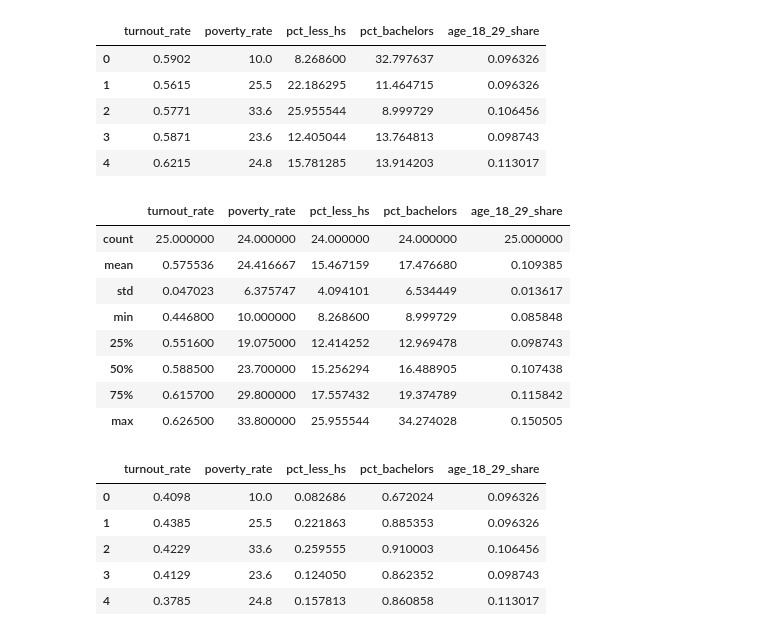
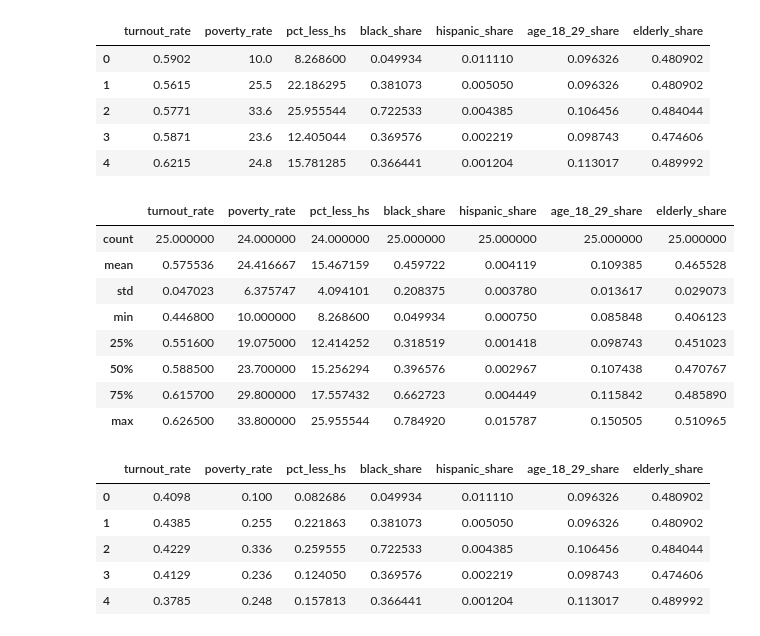
Before and after one commit to lacarabela/GC-CPRI, a Jupyter notebook: notebooks/02_pca_analysis.ipynb, the cells around one changed output. Saved outputs shown, nothing was run; the diff lists cells and outputs as text; code cells hidden in the pictures.

```diff
--- a/notebooks/02_pca_analysis.ipynb
+++ b/notebooks/02_pca_analysis.ipynb
@@ -35,54 +35,58 @@ df.head()
 # %%
 candidate_features = [
+    # core
     "turnout_rate",
     "poverty_rate",
     "pct_less_hs",
-    "pct_bachelors",
-    "age_18_29_share"
+
+    # demographic vulnerability
+    "black_share",
+    "hispanic_share",
+    "age_18_29_share",
+    "elderly_share"
 ]
 
 pca_df = df[candidate_features].copy()
 pca_df.head()
 # %% [output]
-|  | turnout_rate | poverty_rate | pct_less_hs | pct_bachelors | age_18_29_share |
-| 0 | 0.5902 | 10.0 | 8.268600 | 32.797637 | 0.096326 |
-| 1 | 0.5615 | 25.5 | 22.186295 | 11.464715 | 0.096326 |
-| 2 | 0.5771 | 33.6 | 25.955544 | 8.999729 | 0.106456 |
-| 3 | 0.5871 | 23.6 | 12.405044 | 13.764813 | 0.098743 |
-| 4 | 0.6215 | 24.8 | 15.781285 | 13.914203 | 0.113017 |
+|  | turnout_rate | poverty_rate | pct_less_hs | black_share | hispanic_share | age_18_29_share | elderly_share |
+| 0 | 0.5902 | 10.0 | 8.268600 | 0.049934 | 0.011110 | 0.096326 | 0.480902 |
+| 1 | 0.5615 | 25.5 | 22.186295 | 0.381073 | 0.005050 | 0.096326 | 0.480902 |
+| 2 | 0.5771 | 33.6 | 25.955544 | 0.722533 | 0.004385 | 0.106456 | 0.484044 |
+| 3 | 0.5871 | 23.6 | 12.405044 | 0.369576 | 0.002219 | 0.098743 | 0.474606 |
+| 4 | 0.6215 | 24.8 | 15.781285 | 0.366441 | 0.001204 | 0.113017 | 0.489992 |
 # %%
 pca_df.describe()
 # %% [output]
-|  | turnout_rate | poverty_rate | pct_less_hs | pct_bachelors | age_18_29_share |
-| count | 25.000000 | 24.000000 | 24.000000 | 24.000000 | 25.000000 |
-| mean | 0.575536 | 24.416667 | 15.467159 | 17.476680 | 0.109385 |
-| std | 0.047023 | 6.375747 | 4.094101 | 6.534449 | 0.013617 |
-| min | 0.446800 | 10.000000 | 8.268600 | 8.999729 | 0.085848 |
-| 25% | 0.551600 | 19.075000 | 12.414252 | 12.969478 | 0.098743 |
-| 50% | 0.588500 | 23.700000 | 15.256294 | 16.488905 | 0.107438 |
-| 75% | 0.615700 | 29.800000 | 17.557432 | 19.374789 | 0.115842 |
-| max | 0.626500 | 33.800000 | 25.955544 | 34.274028 | 0.150505 |
+|  | turnout_rate | poverty_rate | pct_less_hs | black_share | hispanic_share | age_18_29_share | elderly_share |
+| count | 25.000000 | 24.000000 | 24.000000 | 25.000000 | 25.000000 | 25.000000 | 25.000000 |
+| mean | 0.575536 | 24.416667 | 15.467159 | 0.459722 | 0.004119 | 0.109385 | 0.465528 |
+| std | 0.047023 | 6.375747 | 4.094101 | 0.208375 | 0.003780 | 0.013617 | 0.029073 |
+| min | 0.446800 | 10.000000 | 8.268600 | 0.049934 | 0.000750 | 0.085848 | 0.406123 |
+| 25% | 0.551600 | 19.075000 | 12.414252 | 0.318519 | 0.001418 | 0.098743 | 0.451023 |
+| 50% | 0.588500 | 23.700000 | 15.256294 | 0.396576 | 0.002967 | 0.107438 | 0.470767 |
+| 75% | 0.615700 | 29.800000 | 17.557432 | 0.662723 | 0.004449 | 0.115842 | 0.485890 |
+| max | 0.626500 | 33.800000 | 25.955544 | 0.784920 | 0.015787 | 0.150505 | 0.510965 |
 # %%
-# Lower turnout = higher risk
+# turnout: lower turnout = higher risk
 pca_df["turnout_rate"] = 1 - pca_df["turnout_rate"]
 
-# Higher bachelor's attainment = lower risk
-if pca_df["pct_bachelors"].max() > 1:
-    pca_df["pct_bachelors"] = pca_df["pct_bachelors"] / 100
-pca_df["pct_bachelors"] = 1 - pca_df["pct_bachelors"]
-
-# Less than high school should point toward higher risk
+# education
 if pca_df["pct_less_hs"].max() > 1:
     pca_df["pct_less_hs"] = pca_df["pct_less_hs"] / 100
 
+# poverty
+if pca_df["poverty_rate"].max() > 1:
+    pca_df["poverty_rate"] = pca_df["poverty_rate"] / 100
+
 pca_df.head()
 # %% [output]
-|  | turnout_rate | poverty_rate | pct_less_hs | pct_bachelors | age_18_29_share |
-| 0 | 0.4098 | 10.0 | 0.082686 | 0.672024 | 0.096326 |
-| 1 | 0.4385 | 25.5 | 0.221863 | 0.885353 | 0.096326 |
-| 2 | 0.4229 | 33.6 | 0.259555 | 0.910003 | 0.106456 |
-| 3 | 0.4129 | 23.6 | 0.124050 | 0.862352 | 0.098743 |
-| 4 | 0.3785 | 24.8 | 0.157813 | 0.860858 | 0.113017 |
+|  | turnout_rate | poverty_rate | pct_less_hs | black_share | hispanic_share | age_18_29_share | elderly_share |
+| 0 | 0.4098 | 0.100 | 0.082686 | 0.049934 | 0.011110 | 0.096326 | 0.480902 |
+| 1 | 0.4385 | 0.255 | 0.221863 | 0.381073 | 0.005050 | 0.096326 | 0.480902 |
+| 2 | 0.4229 | 0.336 | 0.259555 | 0.722533 | 0.004385 | 0.106456 | 0.484044 |
+| 3 | 0.4129 | 0.236 | 0.124050 | 0.369576 | 0.002219 | 0.098743 | 0.474606 |
+| 4 | 0.3785 | 0.248 | 0.157813 | 0.366441 | 0.001204 | 0.113017 | 0.489992 |
 # %%
 pca_df.isna().sum()
 # %% [output]
```
Also changed, not shown: parts of 10 cells of this notebook, 5 other files.
